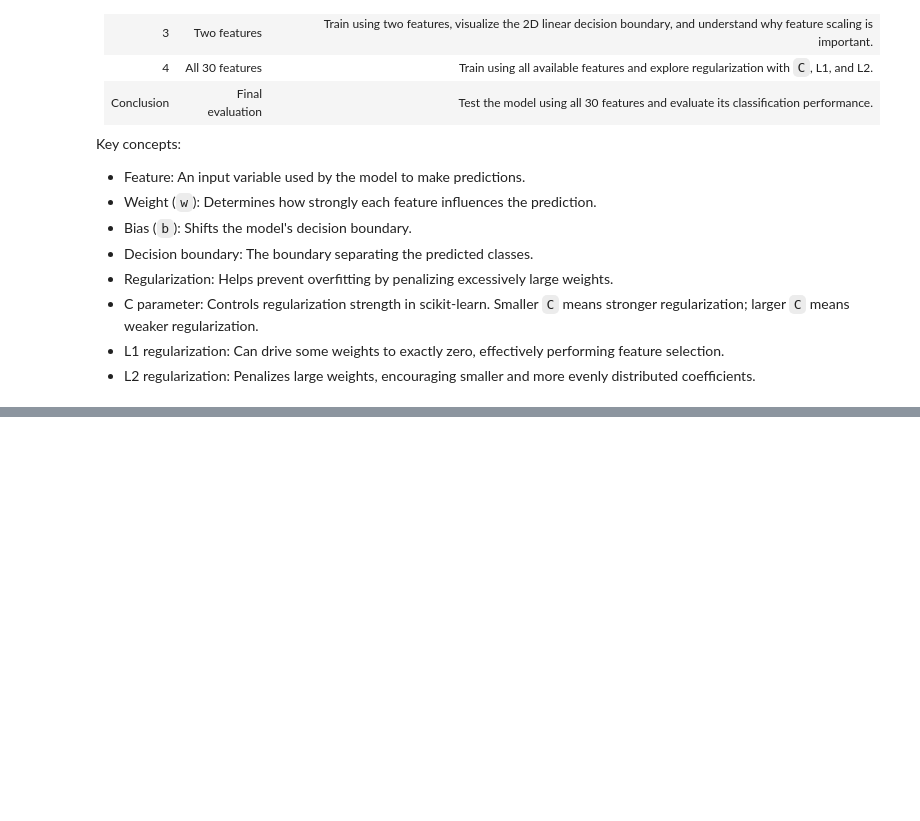
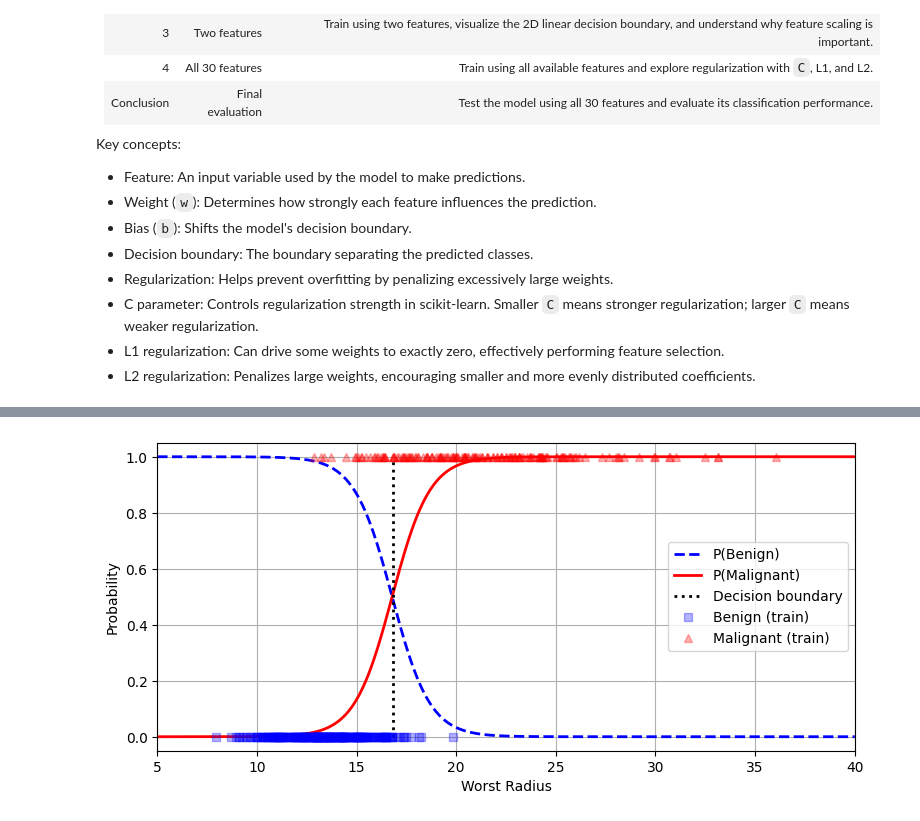
Before and after one commit to DavidCalebChaparroOrozco/hands-on-ml-sklearn-pytorch2026, a Jupyter notebook: notebooks/part1_fundamentals/ch04_training_models/06_logistic_regression_lab.ipynb, the cells around one changed output, grey strips where cells are left out. Cells and saved outputs as stored; diff of their text form; code cells hidden in the pictures; blank space fills up the shorter version.

```diff
--- a/notebooks/part1_fundamentals/ch04_training_models/06_logistic_regression_lab.ipynb
+++ b/notebooks/part1_fundamentals/ch04_training_models/06_logistic_regression_lab.ipynb
@@ -49,0 +510,5 @@ Key concepts:
+# %%
+X_new = np.linspace(5, 40, 1000).reshape(-1, 1)
+y_proba = log_reg.predict_proba(X_new)
+
+decision_boundary = X_new[y_proba[:, 1] >= 0.5][0, 0]
@@ -49,0 +525,29 @@ Key concepts:
+# %%
+plt.figure(figsize=(9, 4))
+
+plt.plot(X_new, y_proba[:, 0], "b--", linewidth=2, label="P(Benign)")
+plt.plot(X_new, y_proba[:, 1], "r-", linewidth=2, label="P(Malignant)")
+
+plt.plot(
+    [decision_boundary, decision_boundary], [0, 1],
+    "k:", linewidth=2, label="Decision boundary"
+)
+
+plt.plot(
+    X_train[~y_train], np.zeros((~y_train).sum()),
+    "bs", alpha=0.3, label="Benign (train)"
+)
+
+plt.plot(
+    X_train[y_train], np.ones(y_train.sum()),
+    "r^", alpha=0.3, label="Malignant (train)"
+)
+
+plt.xlabel("Worst Radius")
+plt.ylabel("Probability")
+plt.axis([5, 40, -0.05, 1.05])
+plt.legend(loc="center right")
+plt.grid(True)
+plt.show()
+# %% [output]
+[figure, added]
```
Also changed, not shown: parts of 37 cells of this notebook.
